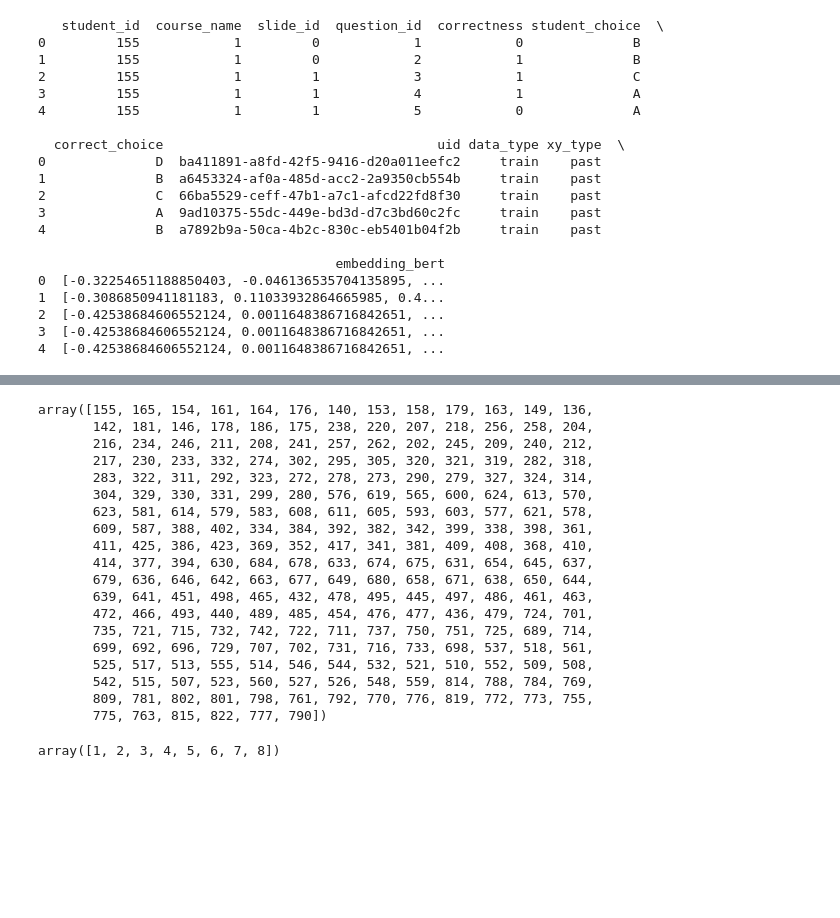
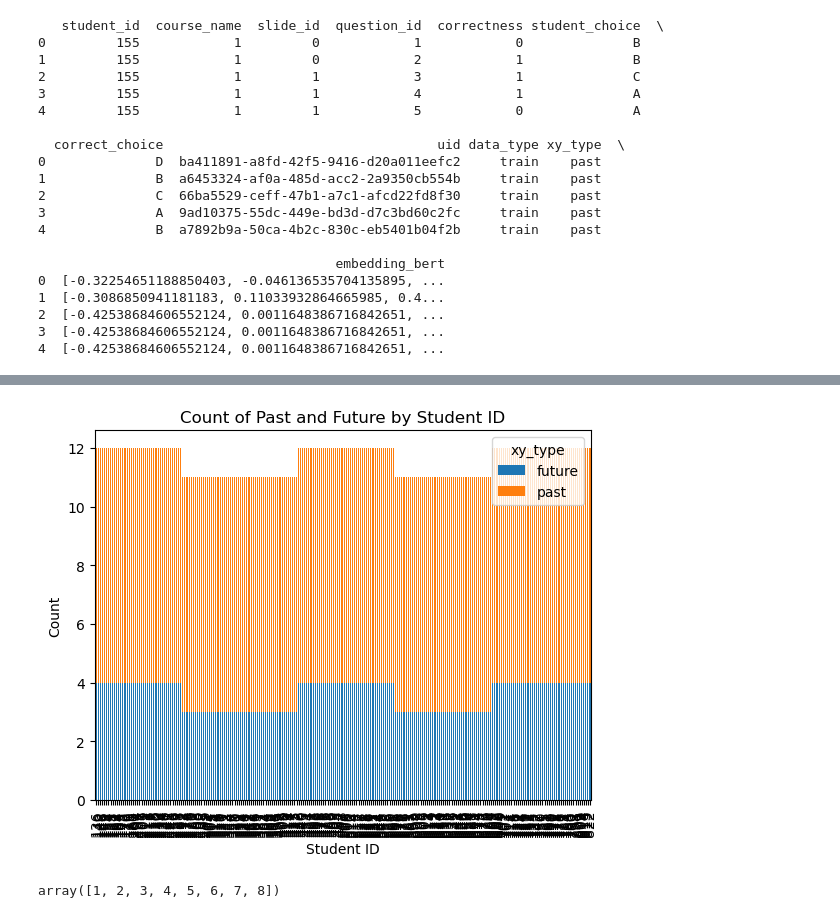
Before and after one commit to HanisPHY/pipeline_pykt, a Jupyter notebook: test.ipynb, the cells around one changed output, grey strips where cells are left out. Saved outputs shown, nothing was run; the diff lists cells and outputs as text; code cells hidden in the pictures; blank space fills up the shorter version.

```diff
--- a/test.ipynb
+++ b/test.ipynb
@@ -55,25 +49,14 @@ array([155, 165, 154, 161, 164, 176, 140, 153, 158, 179, 163, 149, 136,
-# %%
-df1[df1["xy_type"] == "future"]["student_id"].unique()
-# %% [output]
-array([155, 165, 154, 161, 164, 176, 140, 153, 158, 179, 163, 149, 136,
-       142, 181, 146, 178, 186, 175, 238, 220, 207, 218, 256, 258, 204,
-       216, 234, 246, 211, 208, 241, 257, 262, 202, 245, 209, 240, 212,
-       217, 230, 233, 332, 274, 302, 295, 305, 320, 321, 319, 282, 318,
-       283, 322, 311, 292, 323, 272, 278, 273, 290, 279, 327, 324, 314,
-       304, 329, 330, 331, 299, 280, 576, 619, 565, 600, 624, 613, 570,
-       623, 581, 614, 579, 583, 608, 611, 605, 593, 603, 577, 621, 578,
-       609, 587, 388, 402, 334, 384, 392, 382, 342, 399, 338, 398, 361,
-       411, 425, 386, 423, 369, 352, 417, 341, 381, 409, 408, 368, 410,
-       414, 377, 394, 630, 684, 678, 633, 674, 675, 631, 654, 645, 637,
-       679, 636, 646, 642, 663, 677, 649, 680, 658, 671, 638, 650, 644,
-       639, 641, 451, 498, 465, 432, 478, 495, 445, 497, 486, 461, 463,
-       472, 466, 493, 440, 489, 485, 454, 476, 477, 436, 479, 724, 701,
-       735, 721, 715, 732, 742, 722, 711, 737, 750, 751, 725, 689, 714,
-       699, 692, 696, 729, 707, 702, 731, 716, 733, 698, 537, 518, 561,
-       525, 517, 513, 555, 514, 546, 544, 532, 521, 510, 552, 509, 508,
-       542, 515, 507, 523, 560, 527, 526, 548, 559, 814, 788, 784, 769,
-       809, 781, 802, 801, 798, 761, 792, 770, 776, 819, 772, 773, 755,
-       775, 763, 815, 822, 777, 790])
+# %%
+result = df1.groupby(['student_id', 'xy_type']).size().unstack(fill_value=0)
+import matplotlib.pyplot as plt
+
+result.plot(kind='bar', stacked=True)
+plt.xlabel('Student ID')
+plt.ylabel('Count')
+plt.title('Count of Past and Future by Student ID')
+plt.show()
+# %% [output]
+[figure, added]
 # %%
 df1[df1["xy_type"] == "past"]["question_id"].unique()
 # %% [output]
```
Also changed, not shown: parts of 4 cells of this notebook, 4 other files.
